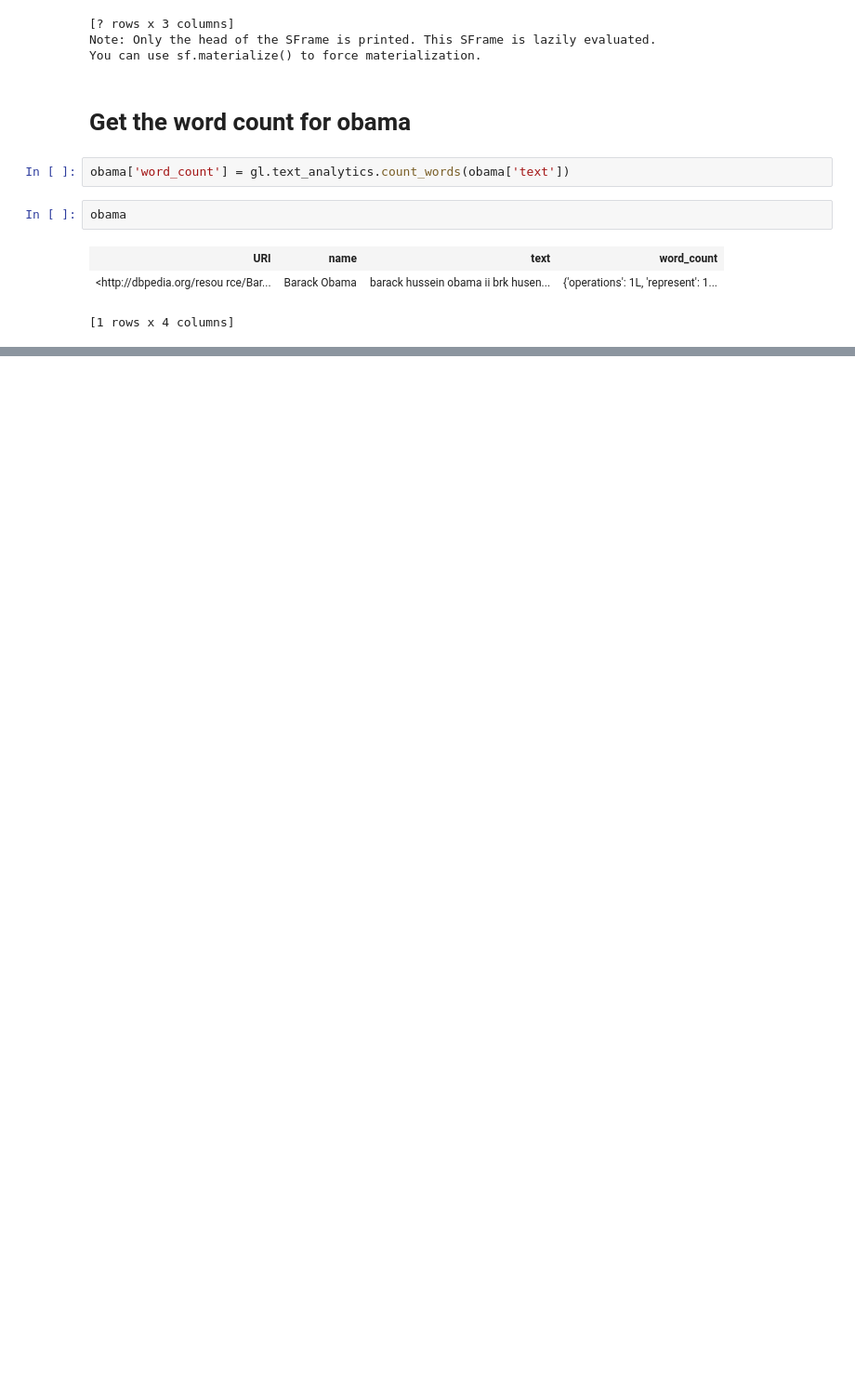
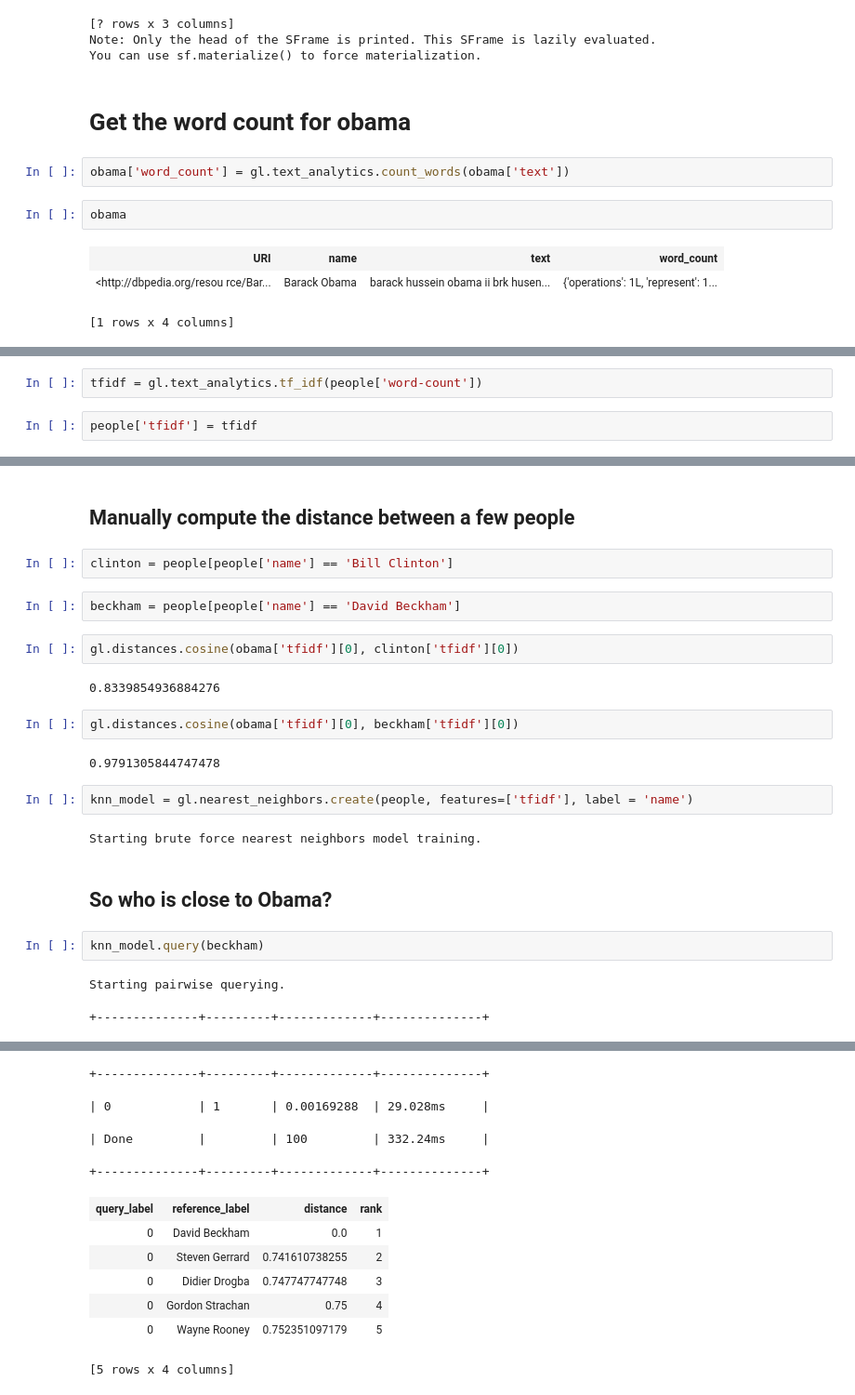
Before and after one commit to getmykhan/MLGraphLab, a Jupyter notebook: Document Retrieval .ipynb, the cells around one changed output, grey strips where cells are left out. Shown at 93% size. Cells and saved outputs as stored; diff of their text form; blank space fills up the shorter version.

```diff
--- a/Document Retrieval .ipynb
+++ b/Document Retrieval .ipynb
@@ -64,0 +100,4 @@ obama_word_count_table.head()
+# %%
+tfidf = gl.text_analytics.tf_idf(people['word-count'])
+# %%
+people['tfidf'] = tfidf
@@ -64,0 +133,25 @@ obama_word_count_table.head()
+# %% [markdown]
+## Manually compute the distance between a few people
+# %%
+clinton = people[people['name'] == 'Bill Clinton']
+# %%
+beckham = people[people['name'] == 'David Beckham']
+# %%
+gl.distances.cosine(obama['tfidf'][0], clinton['tfidf'][0])
+# %% [output]
+0.8339854936884276
+# %%
+gl.distances.cosine(obama['tfidf'][0], beckham['tfidf'][0])
+# %% [output]
+0.9791305844747478
+# %%
+knn_model = gl.nearest_neighbors.create(people, features=['tfidf'], label = 'name')
+# %% [output]
+Starting brute force nearest neighbors model training.
+# %% [markdown]
+## So who is close to Obama?
+# %%
+knn_model.query(beckham)
+# %% [output]
+Starting pairwise querying.
++--------------+---------+-------------+--------------+
@@ -64,0 +159,11 @@ obama_word_count_table.head()
++--------------+---------+-------------+--------------+
+| 0            | 1       | 0.00169288  | 29.028ms     |
+| Done         |         | 100         | 332.24ms     |
++--------------+---------+-------------+--------------+
+| query_label | reference_label | distance | rank |
+| 0 | David Beckham | 0.0 | 1 |
+| 0 | Steven Gerrard | 0.741610738255 | 2 |
+| 0 | Didier Drogba | 0.747747747748 | 3 |
+| 0 | Gordon Strachan | 0.75 | 4 |
+| 0 | Wayne Rooney | 0.752351097179 | 5 |
+[5 rows x 4 columns]
```
Also changed, not shown: parts of 11 cells of this notebook.
